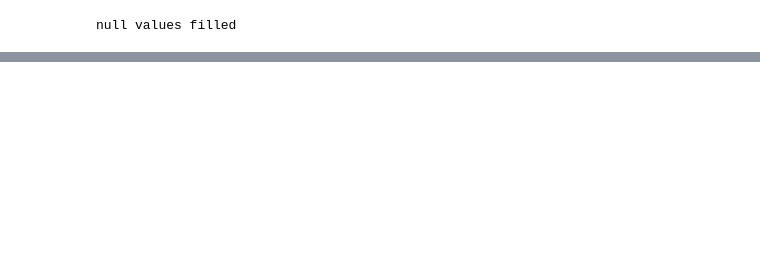
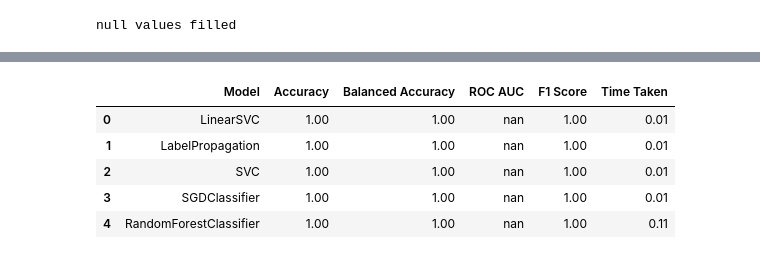
Before and after one commit to Sanjjushri/Instinctive-Data-Analysis-in-ML, a Jupyter notebook: lazypredict-orignal-datasets/classifier.ipynb, the cells around one changed output, grey strips where cells are left out. Saved outputs shown, nothing was run; the diff lists cells and outputs as text; code cells hidden in the pictures; blank space fills up the shorter version.

```diff
--- a/lazypredict-orignal-datasets/classifier.ipynb
+++ b/lazypredict-orignal-datasets/classifier.ipynb
@@ -59,0 +65,9 @@ models_c.to_csv("test.csv")
+# %%
+df.head()
+# %% [output]
+|  | Model | Accuracy | Balanced Accuracy | ROC AUC | F1 Score | Time Taken |
+| 0 | LinearSVC | 1.00 | 1.00 | nan | 1.00 | 0.01 |
+| 1 | LabelPropagation | 1.00 | 1.00 | nan | 1.00 | 0.01 |
+| 2 | SVC | 1.00 | 1.00 | nan | 1.00 | 0.01 |
+| 3 | SGDClassifier | 1.00 | 1.00 | nan | 1.00 | 0.01 |
+| 4 | RandomForestClassifier | 1.00 | 1.00 | nan | 1.00 | 0.11 |
```
Also changed, not shown: parts of 4 cells of this notebook, 2 other files.
